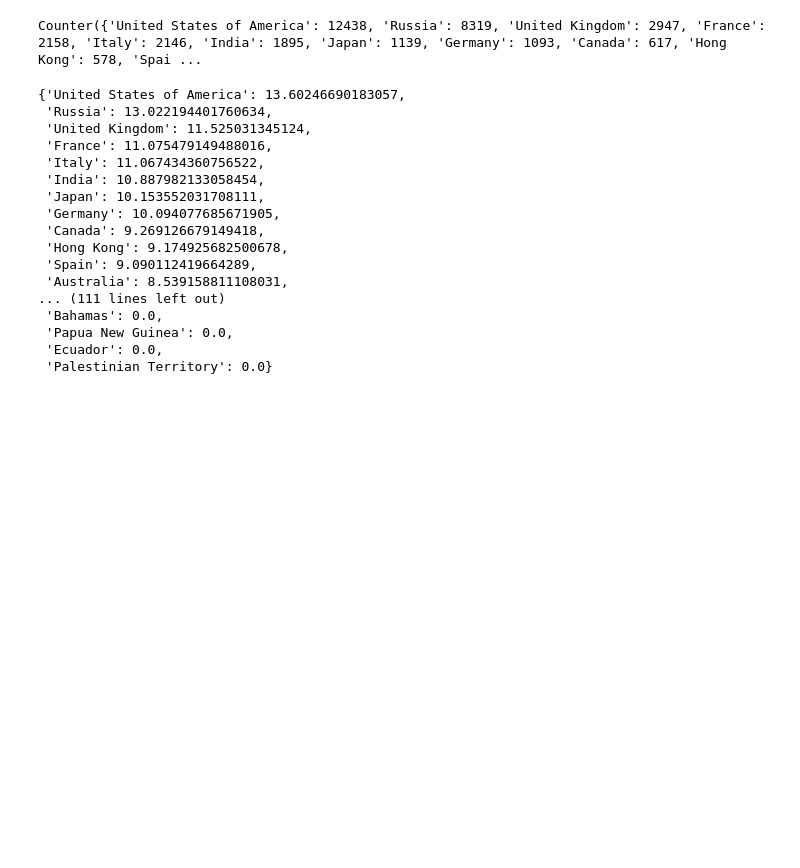
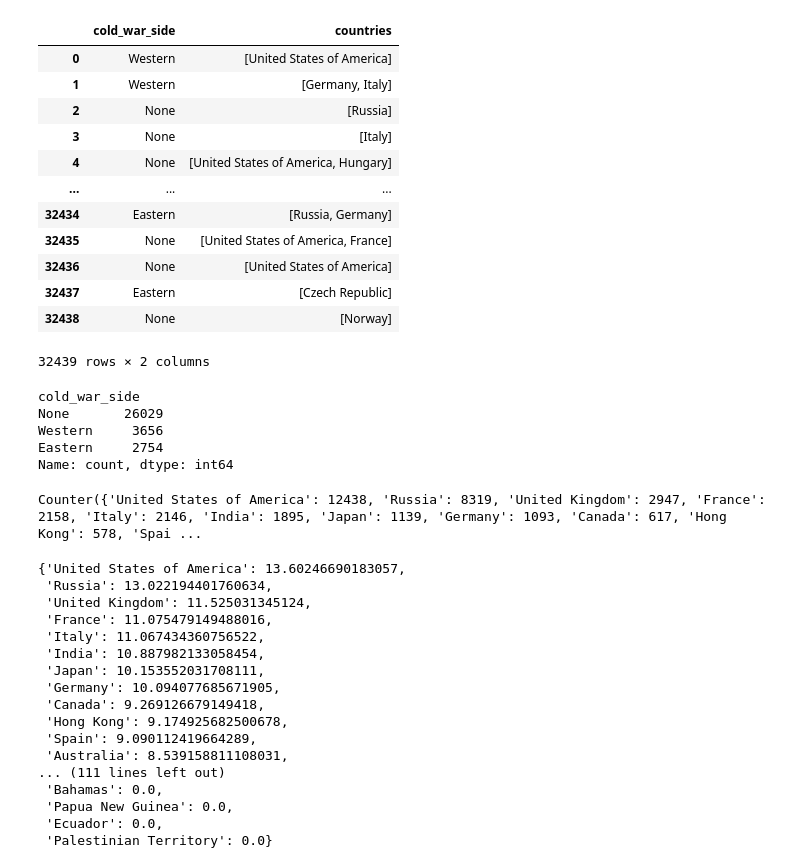
Before and after one commit to epfl-ada/ada-2024-project-datamigos, a Jupyter notebook: Countries_collaboration_graph.ipynb, the cells around one changed output. Cells and saved outputs as stored; diff of their text form; code cells hidden in the pictures; blank space fills up the shorter version.

```diff
--- a/Countries_collaboration_graph.ipynb
+++ b/Countries_collaboration_graph.ipynb
@@ -57,3 +42,28 @@ movies['countries'] = movies['countries'].apply(
+# %%
+movies = movies[['cold_war_side', 'countries']]
+movies
+# %% [output]
+|  | cold_war_side | countries |
+| 0 | Western | [United States of America] |
+| 1 | Western | [Germany, Italy] |
+| 2 | None | [Russia] |
+| 3 | None | [Italy] |
+| 4 | None | [United States of America, Hungary] |
+| ... | ... | ... |
+| 32434 | Eastern | [Russia, Germany] |
+| 32435 | None | [United States of America, France] |
+| 32436 | None | [United States of America] |
+| 32437 | Eastern | [Czech Republic] |
+| 32438 | None | [Norway] |
+32439 rows × 2 columns
+# %%
+movies["cold_war_side"].value_counts()
+# %% [output]
+cold_war_side
+None       26029
+Western     3656
+Eastern     2754
+Name: count, dtype: int64
 # %%
 country_film_count = Counter()
 collaboration_count = Counter()
```
Also changed, not shown: parts of 6 cells of this notebook, 2 other files.
